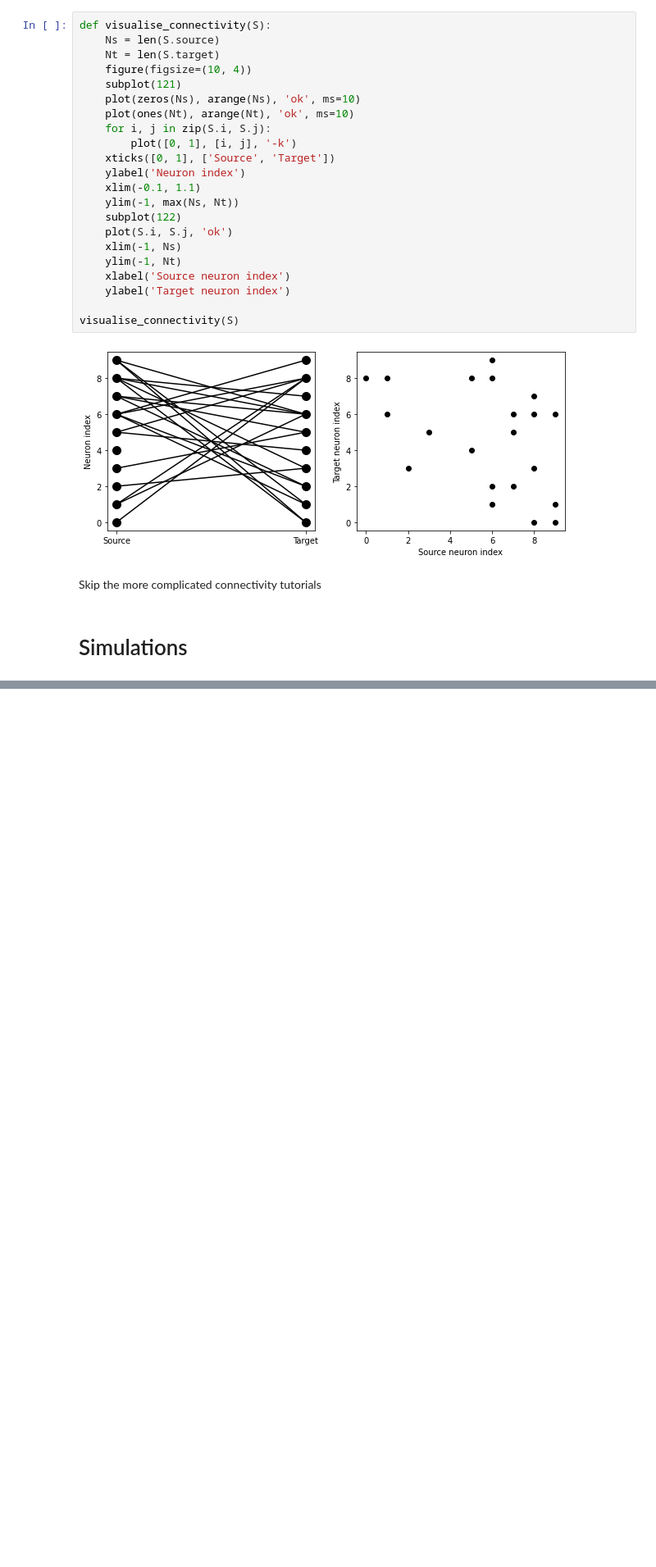
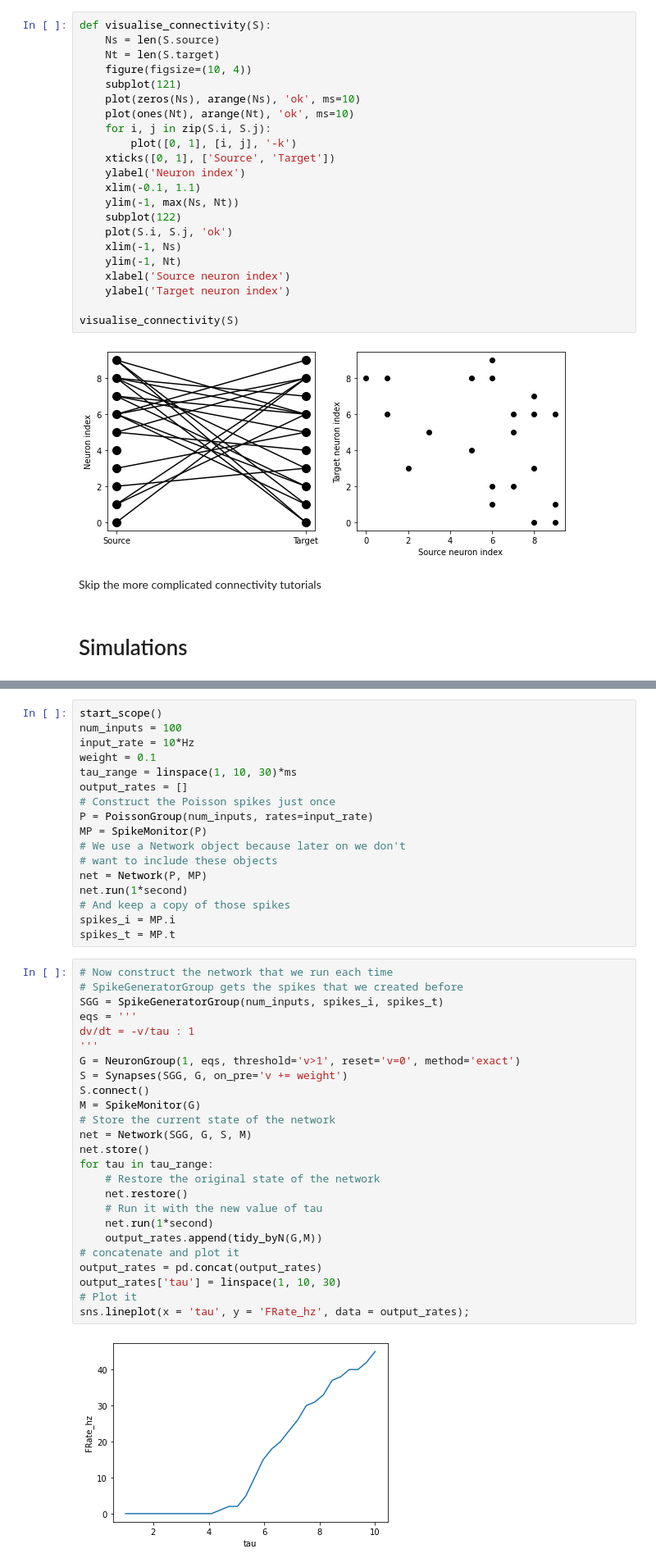
Before and after one commit to linusconrad/neurodynamics-learning, a Jupyter notebook: Linus-neurodyn-notes.ipynb, the cells around one changed output, grey strips where cells are left out. Shown at 82% size. Saved outputs shown, nothing was run; the diff lists cells and outputs as text; blank space fills up the shorter version.

```diff
--- a/Linus-neurodyn-notes.ipynb
+++ b/Linus-neurodyn-notes.ipynb
@@ -950,0 +1043,44 @@ Skip the more complicated connectivity tutorials
+# %%
+start_scope()
+num_inputs = 100
+input_rate = 10*Hz
+weight = 0.1
+tau_range = linspace(1, 10, 30)*ms
+output_rates = []
+# Construct the Poisson spikes just once
+P = PoissonGroup(num_inputs, rates=input_rate)
+MP = SpikeMonitor(P)
+# We use a Network object because later on we don't
+# want to include these objects
+net = Network(P, MP)
+net.run(1*second)
+# And keep a copy of those spikes
+spikes_i = MP.i
+spikes_t = MP.t
+# %%
+# Now construct the network that we run each time
+# SpikeGeneratorGroup gets the spikes that we created before
+SGG = SpikeGeneratorGroup(num_inputs, spikes_i, spikes_t)
+eqs = '''
+dv/dt = -v/tau : 1
+'''
+G = NeuronGroup(1, eqs, threshold='v>1', reset='v=0', method='exact')
+S = Synapses(SGG, G, on_pre='v += weight')
+S.connect()
+M = SpikeMonitor(G)
+# Store the current state of the network
+net = Network(SGG, G, S, M)
+net.store()
+for tau in tau_range:
+    # Restore the original state of the network
+    net.restore()
+    # Run it with the new value of tau
+    net.run(1*second)
+    output_rates.append(tidy_byN(G,M))
+# concatenate and plot it
+output_rates = pd.concat(output_rates)
+output_rates['tau'] = linspace(1, 10, 30)
+# Plot it
+sns.lineplot(x = 'tau', y = 'FRate_hz', data = output_rates);
+# %% [output]
+[figure, added]
```
Also changed, not shown: parts of 29 cells of this notebook, 1 other file.
